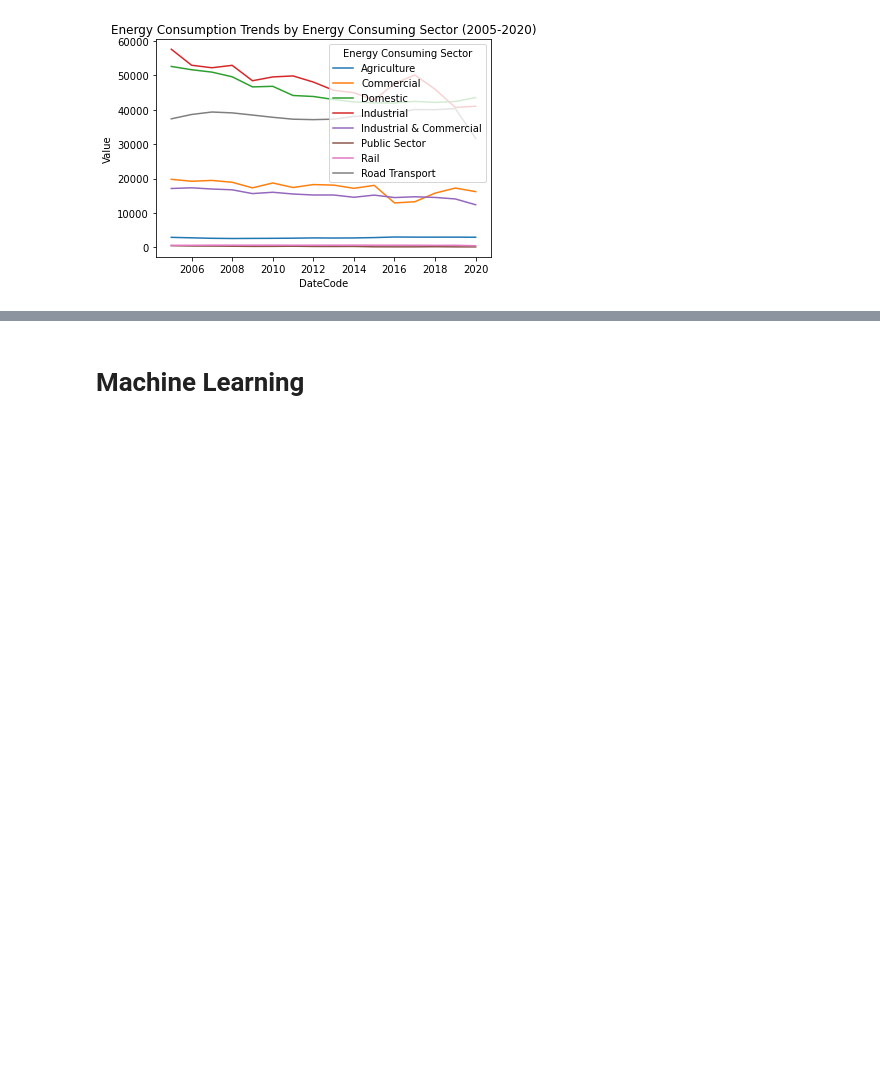
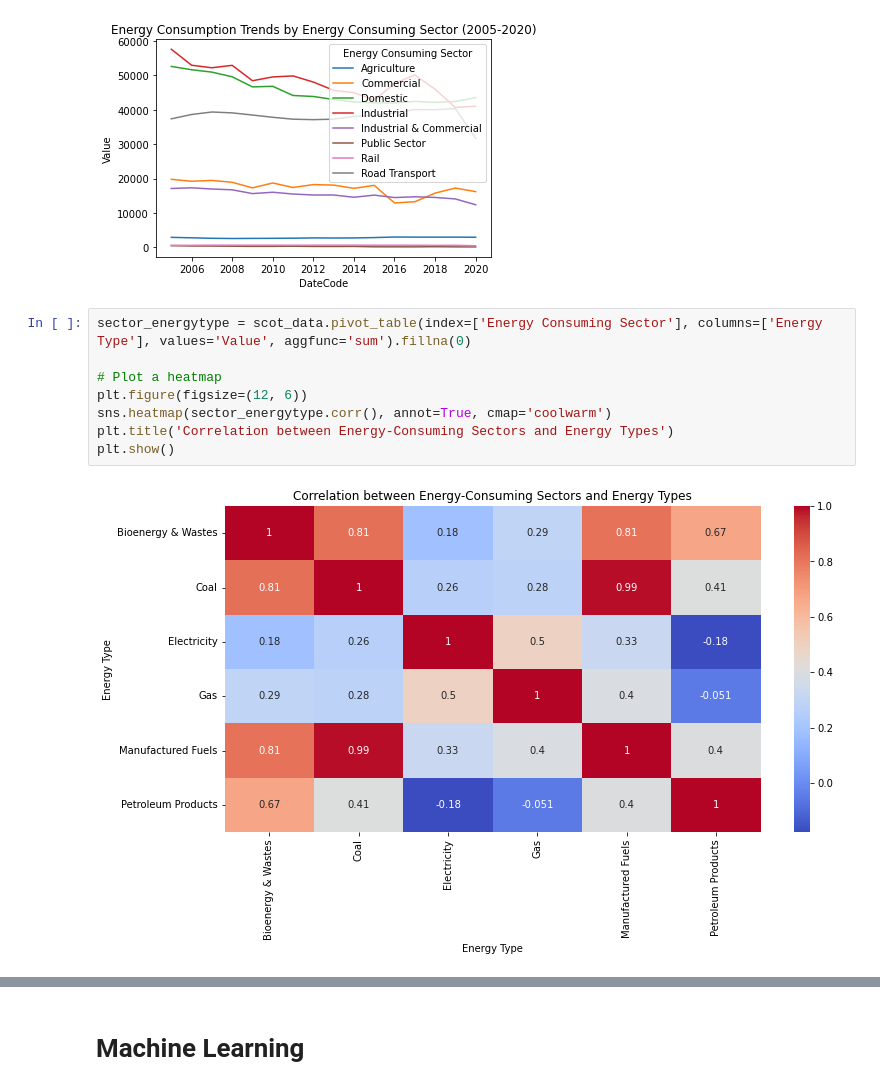
Before and after one commit to kirankrch24/MSc-Project, a Jupyter notebook: Main .ipynb, the cells around one changed output, grey strips where cells are left out. Cells and saved outputs as stored; diff of their text form; blank space fills up the shorter version.

```diff
--- a/Main .ipynb
+++ b/Main .ipynb
@@ -471,3 +471,13 @@ plt.title('Energy Consumption Trends by Energy Consuming Sector (2005-2020)')
 plt.show()
 # %% [output]
 [figure]
+# %%
+sector_energytype = scot_data.pivot_table(index=['Energy Consuming Sector'], columns=['Energy Type'], values='Value', aggfunc='sum').fillna(0)
+
+# Plot a heatmap
+plt.figure(figsize=(12, 6))
+sns.heatmap(sector_energytype.corr(), annot=True, cmap='coolwarm')
+plt.title('Correlation between Energy-Consuming Sectors and Energy Types')
+plt.show()
+# %% [output]
+[figure, added]
```
Also changed, not shown: parts of 17 cells of this notebook.
